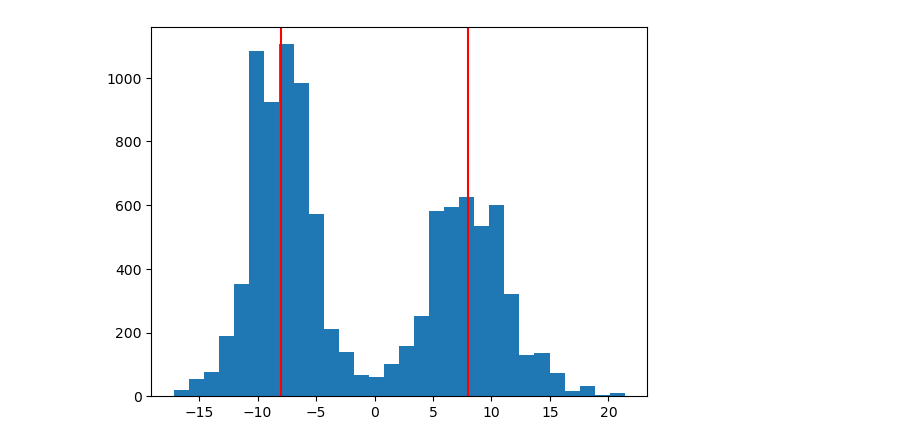
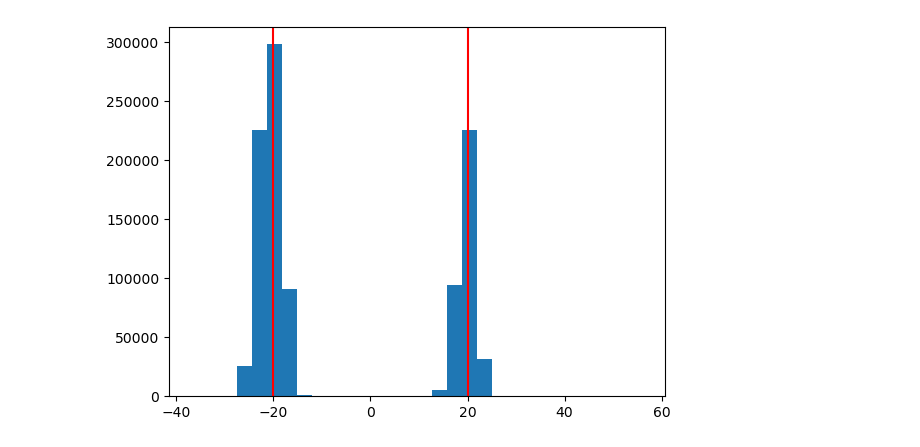
Before and after one commit to congyewang/Reinforcement-Learning-for-Adaptive-MCMC, a Jupyter notebook: Jax/V3.ipynb, the cells around one changed output. Saved outputs shown, nothing was run; the diff lists cells and outputs as text; code cells hidden in the pictures.

```diff
--- a/Jax/V3.ipynb
+++ b/Jax/V3.ipynb
@@ -81,20 +81,15 @@ class Actor(nn.Module):
         x = nn.softplus(x)
         x = nn.Dense(48)(x)
         x = nn.softplus(x)
-        x = nn.Dense(self.sample_dim+1)(x)
+        x = nn.Dense(self.sample_dim+1, use_bias=True)(x)
         # x = nn.softplus(x)
         return x
 
     def cov(self, x):
-        low_rank_vec_and_mag = self.low_rank_vect_and_mag(x)
-        # low_rank_vec, mag = jnp.split(
-        #     self.low_rank_vect_and_mag(x), [self.action_dim - 1], axis=1
-        # )
+        # low_rank_vec_and_mag = self.low_rank_vect_and_mag(x)
         low_rank_vec, mag = jnp.split(
-            low_rank_vec_and_mag, [self.sample_dim - 1], axis=1
+            self.low_rank_vect_and_mag(x), [self.sample_dim - 1], axis=1
         )
-
-        logging.info(f"low_rank_vec_and_mag: {low_rank_vec_and_mag}")
 
         # return jnp.einsum(
         #     "ij,ik->ijk", low_rank_vec, low_rank_vec
@@ -122,9 +117,10 @@ my_pdb = PosteriorDatabase(pdb_path)
 
 # Load Dataset
 posterior = my_pdb.posterior("test-SimpleEggBox-test-SimpleEggBox")
-stan = posterior.model.stan_code_file_path()
-data = json.dumps(posterior.data.values())
-model = bs.StanModel.from_stan_file(stan, data)
+stan_code = posterior.model.stan_code_file_path()
+# stan_data = json.dumps(posterior.data.values())
+stan_data = json.dumps({"sigma": 1, "r": 20})
+model = bs.StanModel.from_stan_file(stan_code, stan_data)
 
 # Gold Standard
 gs = posterior.reference_draws()
@@ -146,7 +142,7 @@ sample_dim = 2
 action_dim = 2 * sample_dim**2 + sample_dim
 state_dim = sample_dim * 2
 
-total_timesteps=10_000
+total_timesteps=1000_000
 args.total_timesteps = total_timesteps
 args.batch_size = 48
 
@@ -300,7 +312,7 @@ plt.show()
 # %%
 plt.hist(state_list[:, 1], bins=30)
-plt.axvline(-8, color="red")
-plt.axvline(8, color="red")
+plt.axvline(-20, color="red")
+plt.axvline(20, color="red")
 plt.show()
 # %% [output]
-[figure, old version]
+[figure, new version]
```
Also changed, not shown: parts of 10 cells of this notebook, 8 other files.
